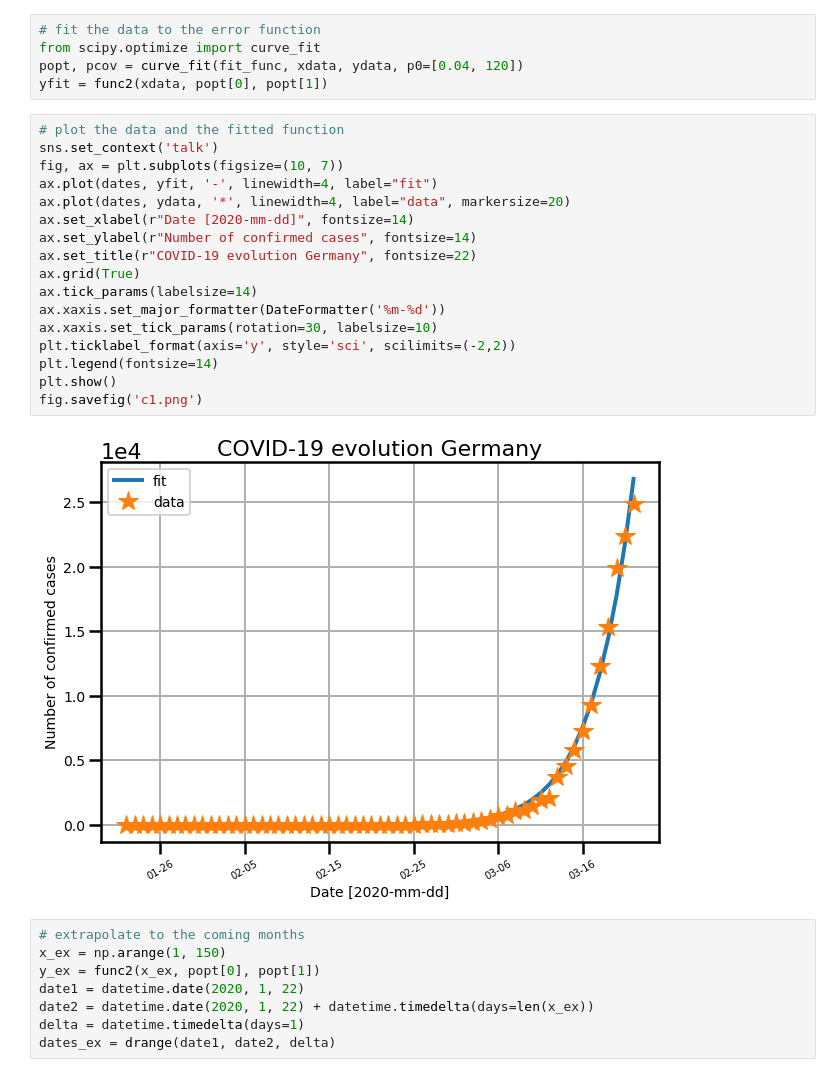
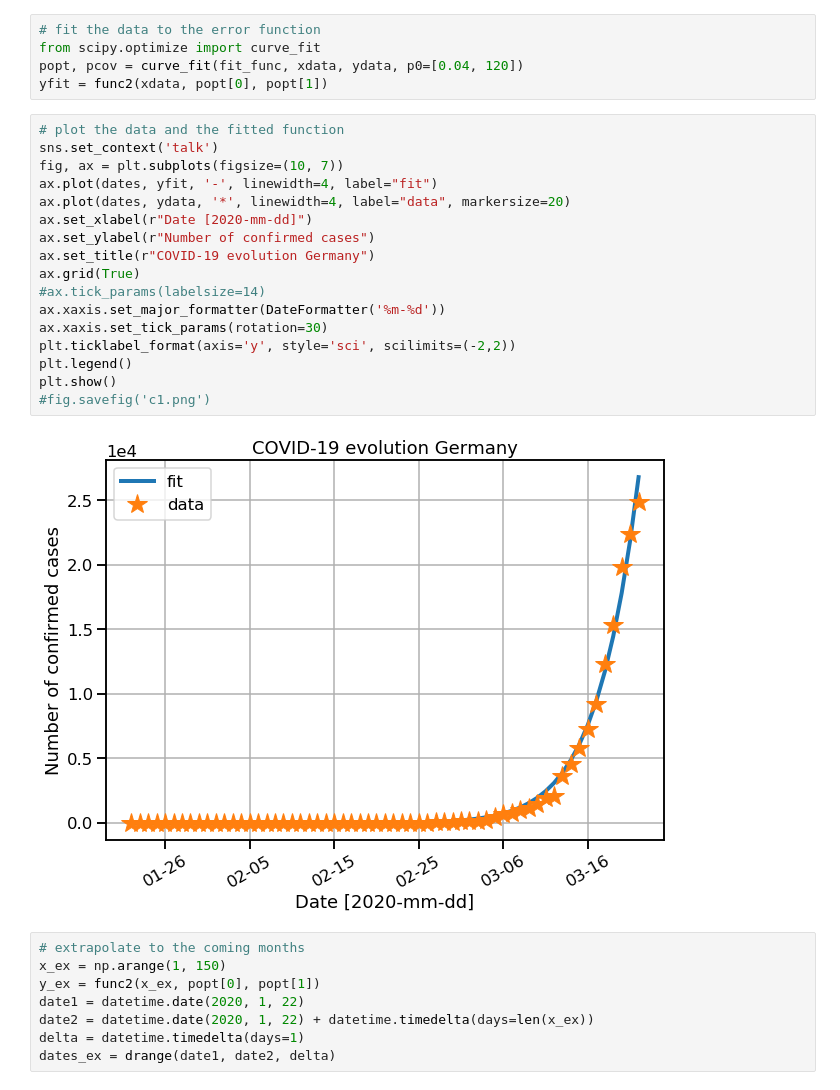
Before and after one commit to circlespace/covid19, a Jupyter notebook: COVID-19_Germany.ipynb, the cells around one changed output. Saved outputs shown, nothing was run; the diff lists cells and outputs as text.

```diff
--- a/COVID-19_Germany.ipynb
+++ b/COVID-19_Germany.ipynb
@@ -36,22 +43,22 @@ yfit = func2(xdata, popt[0], popt[1])
 # %%
 # plot the data and the fitted function
 sns.set_context('talk')
 fig, ax = plt.subplots(figsize=(10, 7))
 ax.plot(dates, yfit, '-', linewidth=4, label="fit")
 ax.plot(dates, ydata, '*', linewidth=4, label="data", markersize=20)
-ax.set_xlabel(r"Date [2020-mm-dd]", fontsize=14)
-ax.set_ylabel(r"Number of confirmed cases", fontsize=14)
-ax.set_title(r"COVID-19 evolution Germany", fontsize=22)
+ax.set_xlabel(r"Date [2020-mm-dd]")
+ax.set_ylabel(r"Number of confirmed cases")
+ax.set_title(r"COVID-19 evolution Germany")
 ax.grid(True)
-ax.tick_params(labelsize=14)
+#ax.tick_params(labelsize=14)
 ax.xaxis.set_major_formatter(DateFormatter('%m-%d'))
-ax.xaxis.set_tick_params(rotation=30, labelsize=10)
+ax.xaxis.set_tick_params(rotation=30)
 plt.ticklabel_format(axis='y', style='sci', scilimits=(-2,2))
-plt.legend(fontsize=14)
+plt.legend()
 plt.show()
-fig.savefig('c1.png')
+#fig.savefig('c1.png')
 # %% [output]
-[figure, old version]
+[figure, new version]
 # %%
 # extrapolate to the coming months
 x_ex = np.arange(1, 150)
```
Also changed, not shown: parts of 5 cells of this notebook, 2 other files.
